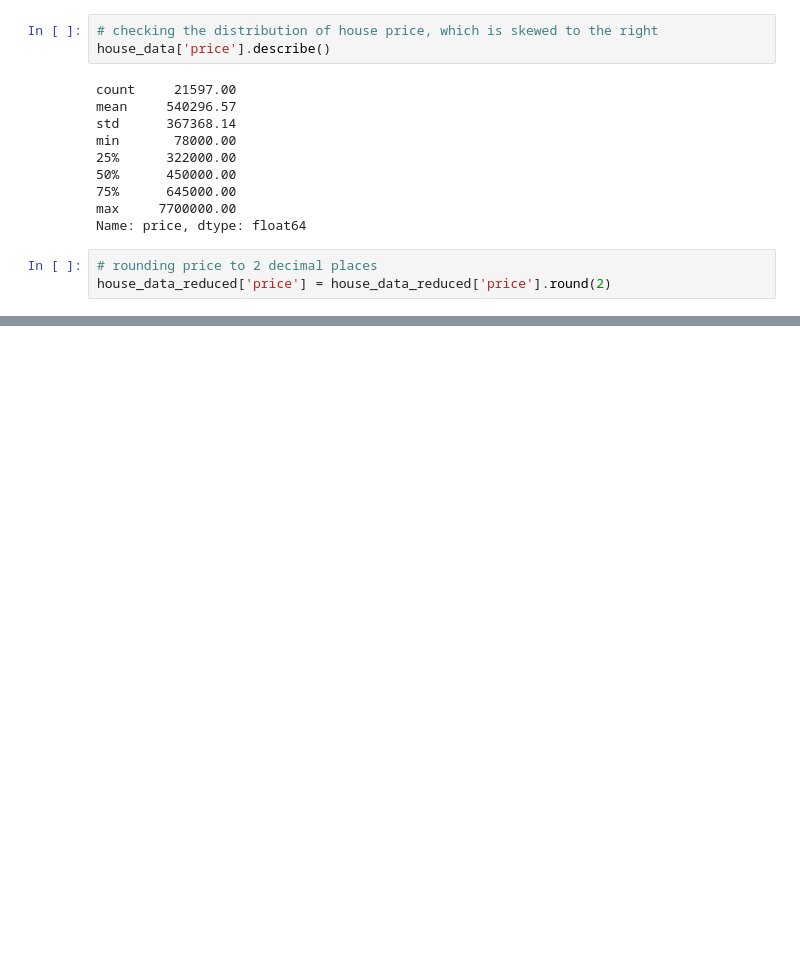
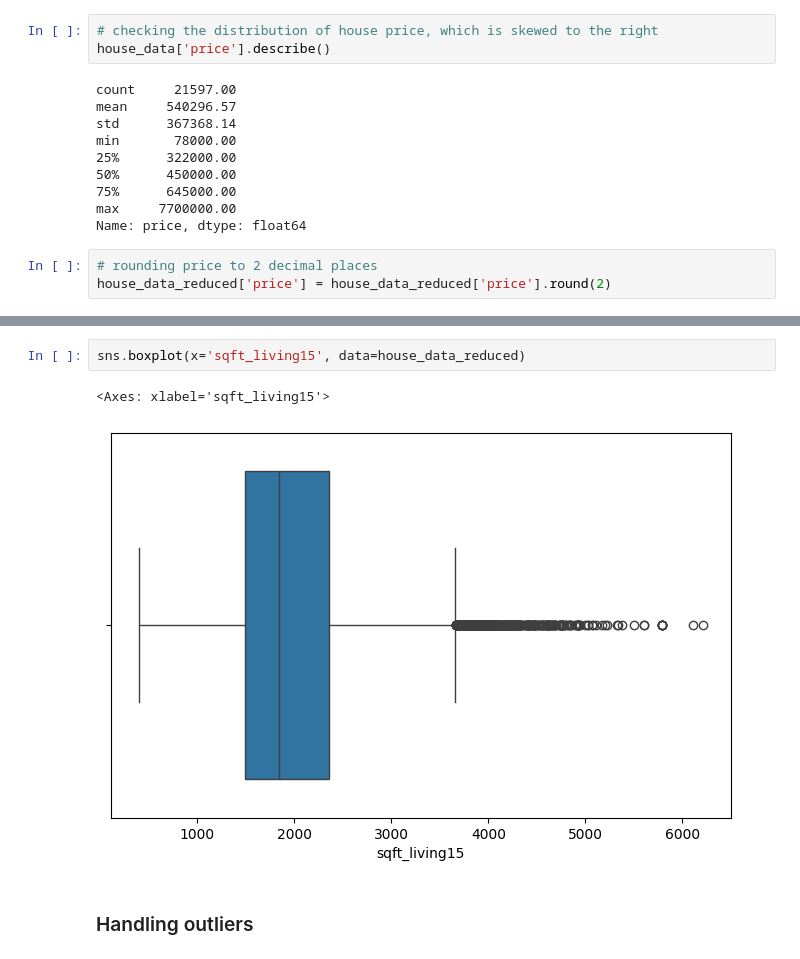
Before and after one commit to susanneferschl/DS_EDA_project, a Jupyter notebook: EDA_c.ipynb, the cells around one changed output, grey strips where cells are left out. Saved outputs shown, nothing was run; the diff lists cells and outputs as text; blank space fills up the shorter version.

```diff
--- a/EDA_c.ipynb
+++ b/EDA_c.ipynb
@@ -291,0 +301,7 @@ Skewness after log transformation: 0.4352928240201408
+# %%
+sns.boxplot(x='sqft_living15', data=house_data_reduced)
+# %% [output]
+<Axes: xlabel='sqft_living15'>
+[figure, added]
+# %% [markdown]
+### Handling outliers ####
```
Also changed, not shown: parts of 57 cells of this notebook.
